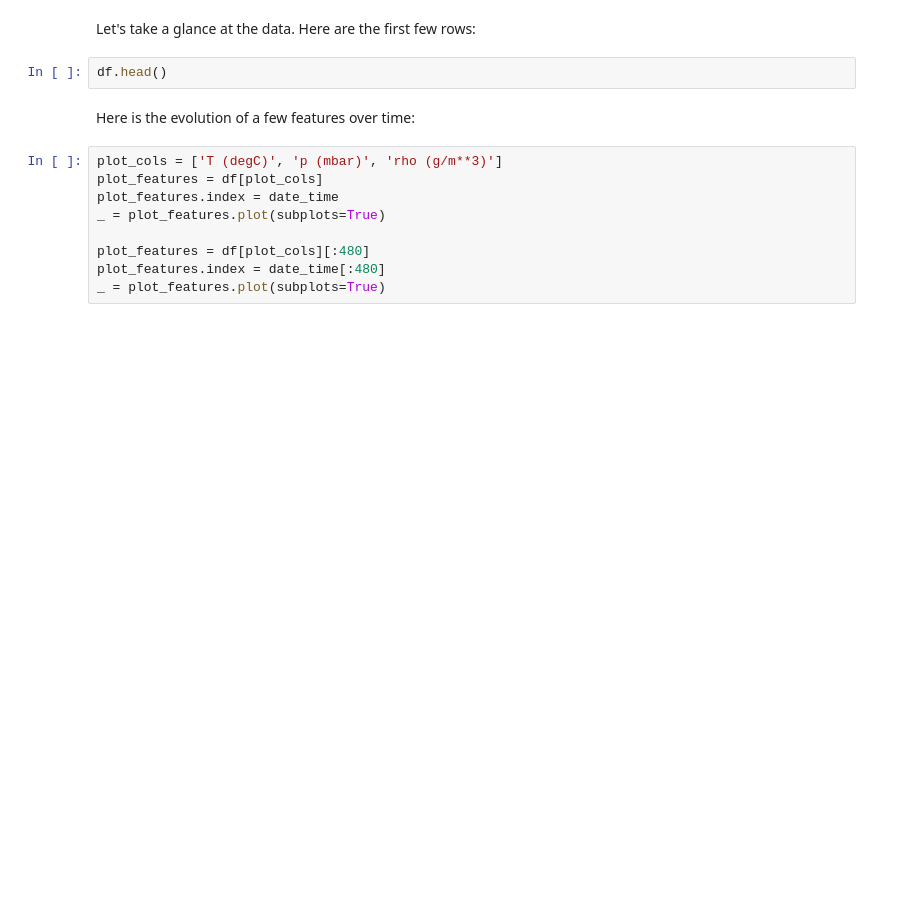
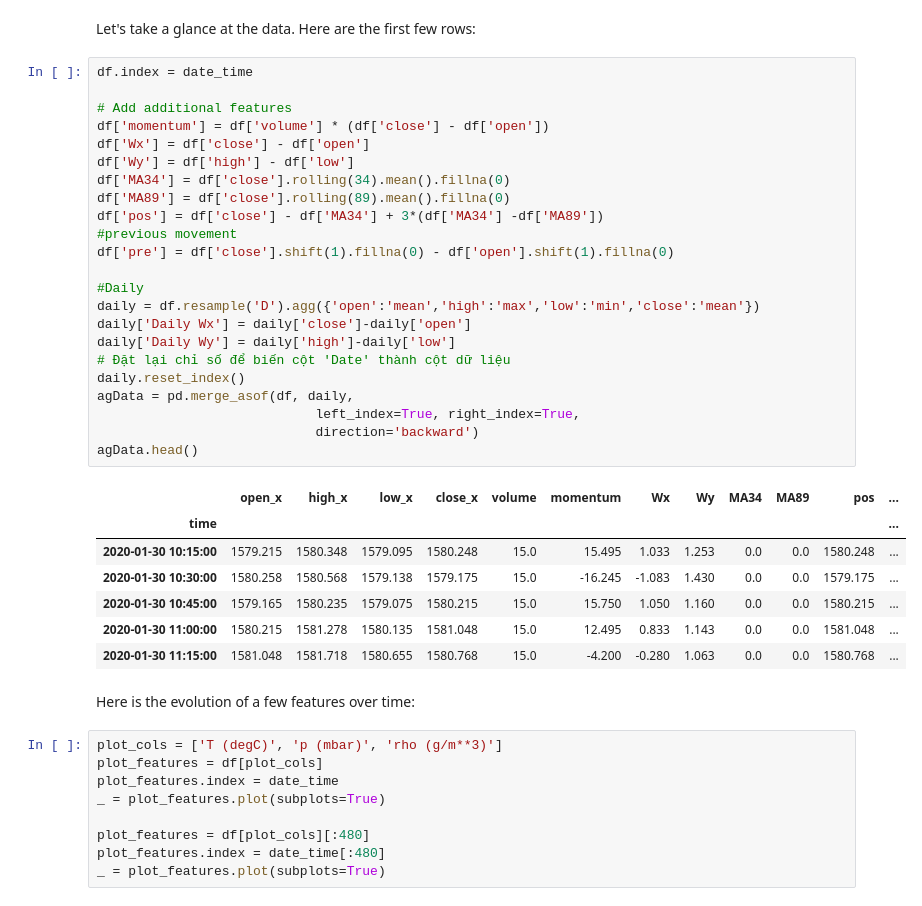
Before and after one commit to vietnc/ML, a Jupyter notebook: data-prepocess.ipynb, the cells around one changed output. Drawn from its saved outputs; the diff is of its cells as text; blank space fills up the shorter version.

Commit message:
add daily data

```diff
--- a/data-prepocess.ipynb
+++ b/data-prepocess.ipynb
@@ -92,7 +97,36 @@ KeyError: 'Date Time'
 # %% [markdown]
 Let's take a glance at the data. Here are the first few rows:
-# %%
-df.head()
+# %%
+df.index = date_time
+
+# Add additional features
+df['momentum'] = df['volume'] * (df['close'] - df['open'])
+df['Wx'] = df['close'] - df['open']
+df['Wy'] = df['high'] - df['low']
+df['MA34'] = df['close'].rolling(34).mean().fillna(0)
+df['MA89'] = df['close'].rolling(89).mean().fillna(0)
+df['pos'] = df['close'] - df['MA34'] + 3*(df['MA34'] -df['MA89'])
+#previous movement
+df['pre'] = df['close'].shift(1).fillna(0) - df['open'].shift(1).fillna(0)
+
+#Daily
+daily = df.resample('D').agg({'open':'mean','high':'max','low':'min','close':'mean'})
+daily['Daily Wx'] = daily['close']-daily['open']
+daily['Daily Wy'] = daily['high']-daily['low']
+# Đặt lại chỉ số để biến cột 'Date' thành cột dữ liệu
+daily.reset_index()
+agData = pd.merge_asof(df, daily,
+                            left_index=True, right_index=True,
+                            direction='backward')
+agData.head()
+# %% [output]
+|  | open_x | high_x | low_x | close_x | volume | momentum | Wx | Wy | MA34 | MA89 | pos | ... |
+| time |  |  |  |  |  |  |  |  |  |  |  | ... |
+| 2020-01-30 10:15:00 | 1579.215 | 1580.348 | 1579.095 | 1580.248 | 15.0 | 15.495 | 1.033 | 1.253 | 0.0 | 0.0 | 1580.248 | ... |
+| 2020-01-30 10:30:00 | 1580.258 | 1580.568 | 1579.138 | 1579.175 | 15.0 | -16.245 | -1.083 | 1.430 | 0.0 | 0.0 | 1579.175 | ... |
+| 2020-01-30 10:45:00 | 1579.165 | 1580.235 | 1579.075 | 1580.215 | 15.0 | 15.750 | 1.050 | 1.160 | 0.0 | 0.0 | 1580.215 | ... |
+| 2020-01-30 11:00:00 | 1580.215 | 1581.278 | 1580.135 | 1581.048 | 15.0 | 12.495 | 0.833 | 1.143 | 0.0 | 0.0 | 1581.048 | ... |
+| 2020-01-30 11:15:00 | 1581.048 | 1581.718 | 1580.655 | 1580.768 | 15.0 | -4.200 | -0.280 | 1.063 | 0.0 | 0.0 | 1580.768 | ... |
 # %% [markdown]
 Here is the evolution of a few features over time:
 # %%
```
Also changed, not shown: parts of 1 cell of this notebook.
